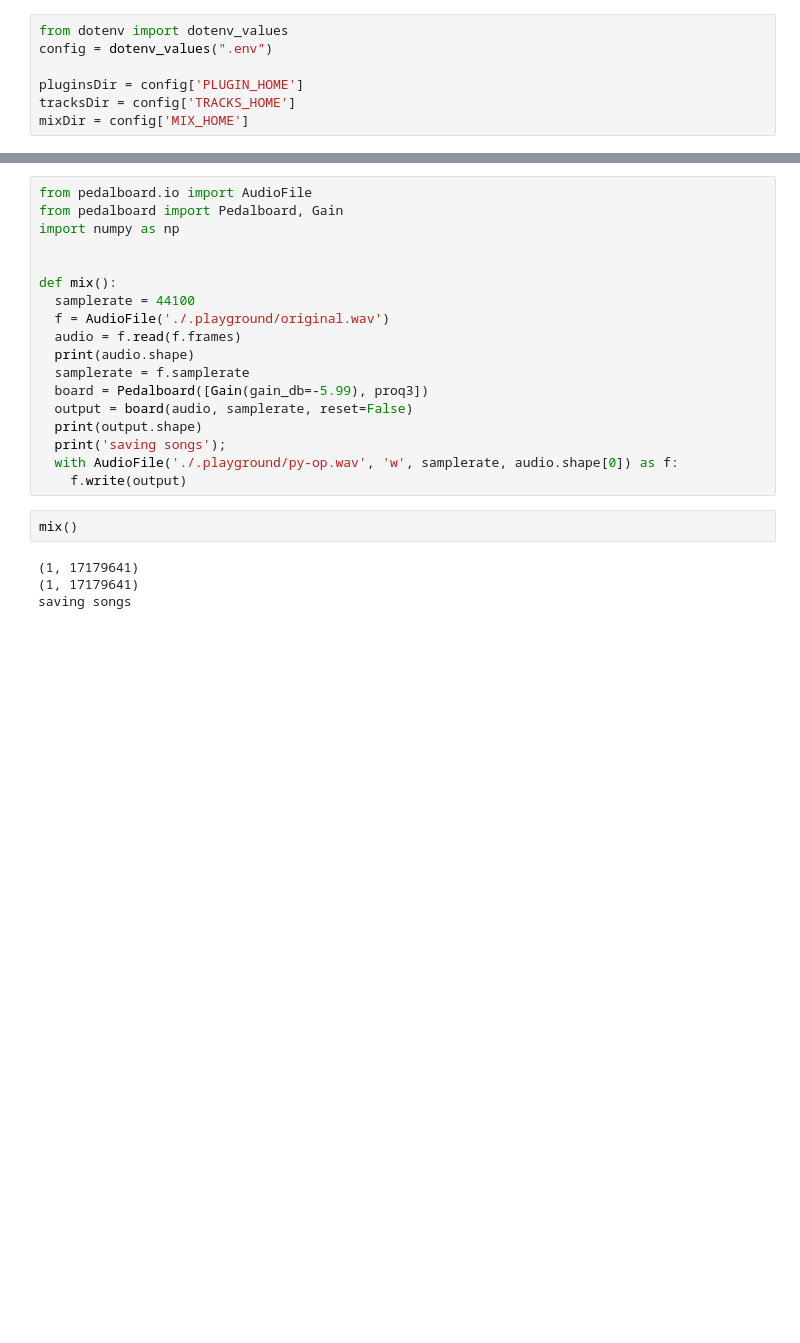
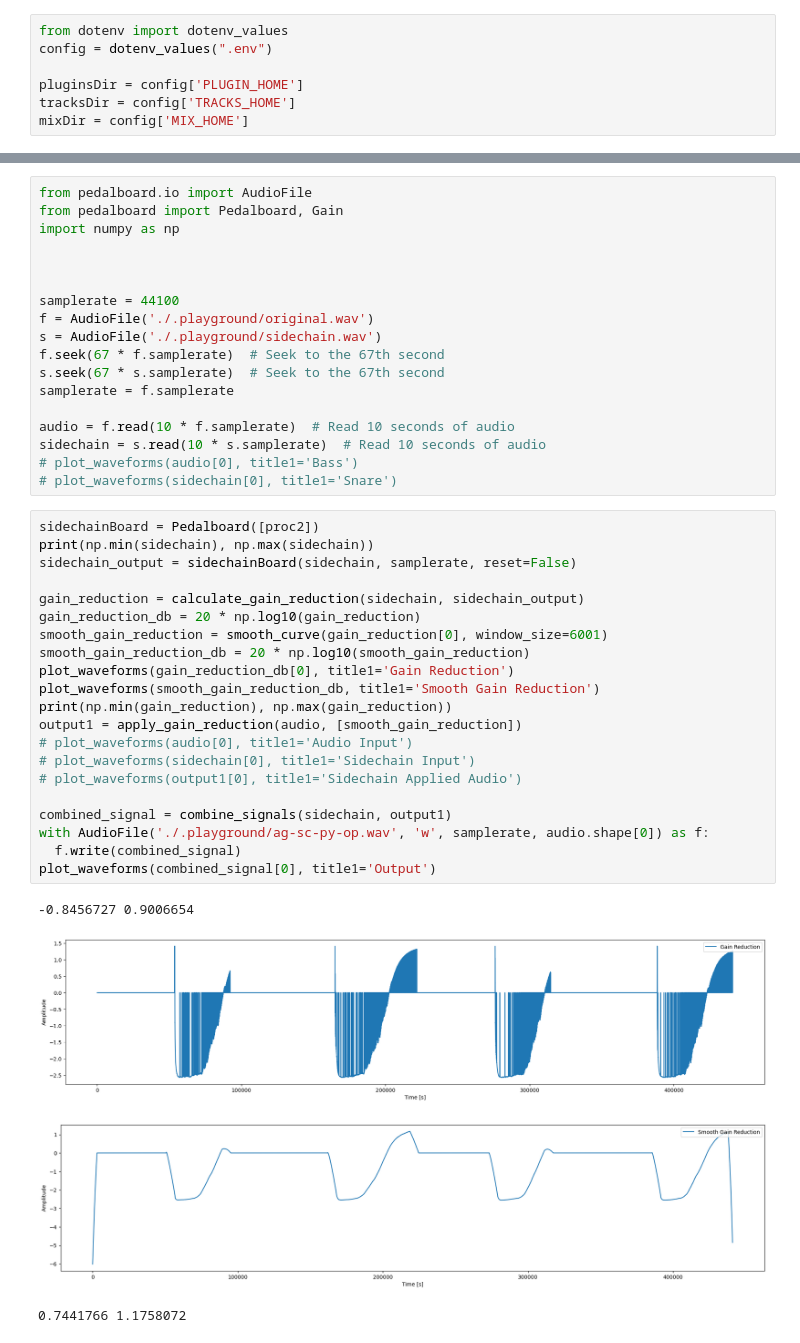
Before and after one commit to yogeshpatki/medusa-playground, a Jupyter notebook: bouncer.ipynb, the cells around one changed output, grey strips where cells are left out. Saved outputs shown, nothing was run; the diff lists cells and outputs as text; blank space fills up the shorter version.

Commit message:
sidechaining 0.1

```diff
--- a/bouncer.ipynb
+++ b/bouncer.ipynb
@@ -53,21 +115,41 @@ from pedalboard import Pedalboard, Gain
 import numpy as np
 
 
-def mix():
-  samplerate = 44100
-  f = AudioFile('./.playground/original.wav')
-  audio = f.read(f.frames)
-  print(audio.shape)
-  samplerate = f.samplerate
-  board = Pedalboard([Gain(gain_db=-5.99), proq3])
-  output = board(audio, samplerate, reset=False)
-  print(output.shape)
-  print('saving songs');
-  with AudioFile('./.playground/py-op.wav', 'w', samplerate, audio.shape[0]) as f:
-    f.write(output)
+
+samplerate = 44100
+f = AudioFile('./.playground/original.wav')
+s = AudioFile('./.playground/sidechain.wav')
+f.seek(67 * f.samplerate)  # Seek to the 67th second
+s.seek(67 * s.samplerate)  # Seek to the 67th second
+samplerate = f.samplerate
+
+audio = f.read(10 * f.samplerate)  # Read 10 seconds of audio
+sidechain = s.read(10 * s.samplerate)  # Read 10 seconds of audio
+# plot_waveforms(audio[0], title1='Bass')
+# plot_waveforms(sidechain[0], title1='Snare')
 # %%
-mix()
+sidechainBoard = Pedalboard([proc2])
+print(np.min(sidechain), np.max(sidechain))
+sidechain_output = sidechainBoard(sidechain, samplerate, reset=False)
+
+gain_reduction = calculate_gain_reduction(sidechain, sidechain_output)
+gain_reduction_db = 20 * np.log10(gain_reduction)
+smooth_gain_reduction = smooth_curve(gain_reduction[0], window_size=6001)
+smooth_gain_reduction_db = 20 * np.log10(smooth_gain_reduction)
+plot_waveforms(gain_reduction_db[0], title1='Gain Reduction')
+plot_waveforms(smooth_gain_reduction_db, title1='Smooth Gain Reduction')
+print(np.min(gain_reduction), np.max(gain_reduction))
+output1 = apply_gain_reduction(audio, [smooth_gain_reduction])
+# plot_waveforms(audio[0], title1='Audio Input')
+# plot_waveforms(sidechain[0], title1='Sidechain Input')
+# plot_waveforms(output1[0], title1='Sidechain Applied Audio')
+
+combined_signal = combine_signals(sidechain, output1)
+with AudioFile('./.playground/ag-sc-py-op.wav', 'w', samplerate, audio.shape[0]) as f:
+  f.write(combined_signal)
+plot_waveforms(combined_signal[0], title1='Output')
 # %% [output]
-(1, 17179641)
-(1, 17179641)
-saving songs
+-0.8456727 0.9006654
+[figure, added]
+[figure, added]
+0.7441766 1.1758072
```
Also changed, not shown: parts of 8 cells of this notebook, 1 other file.
